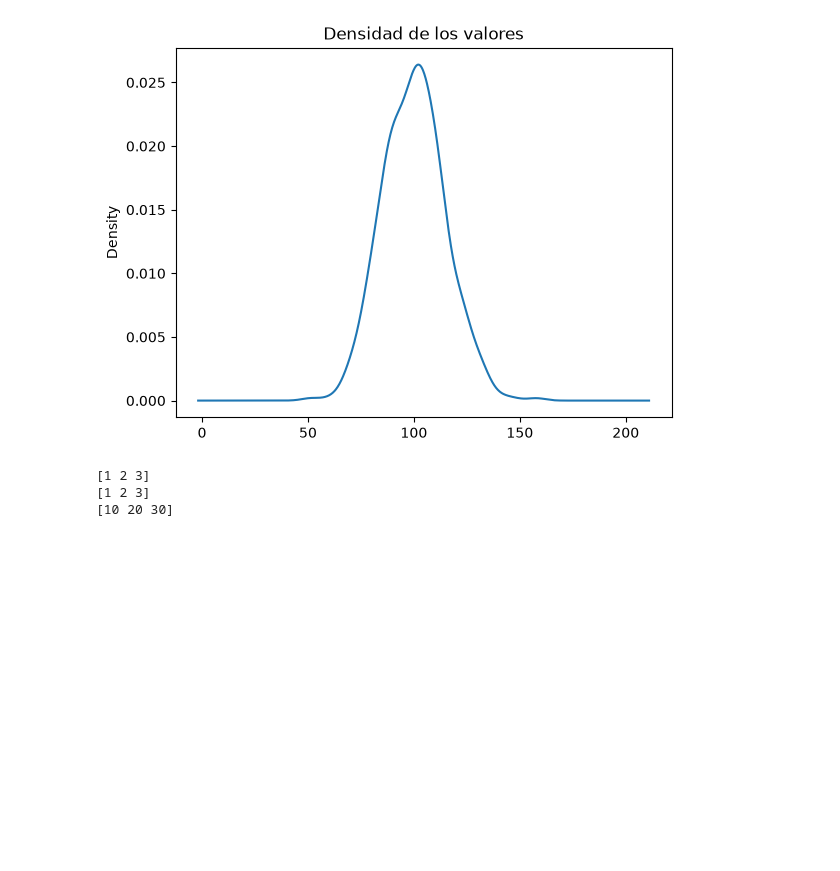
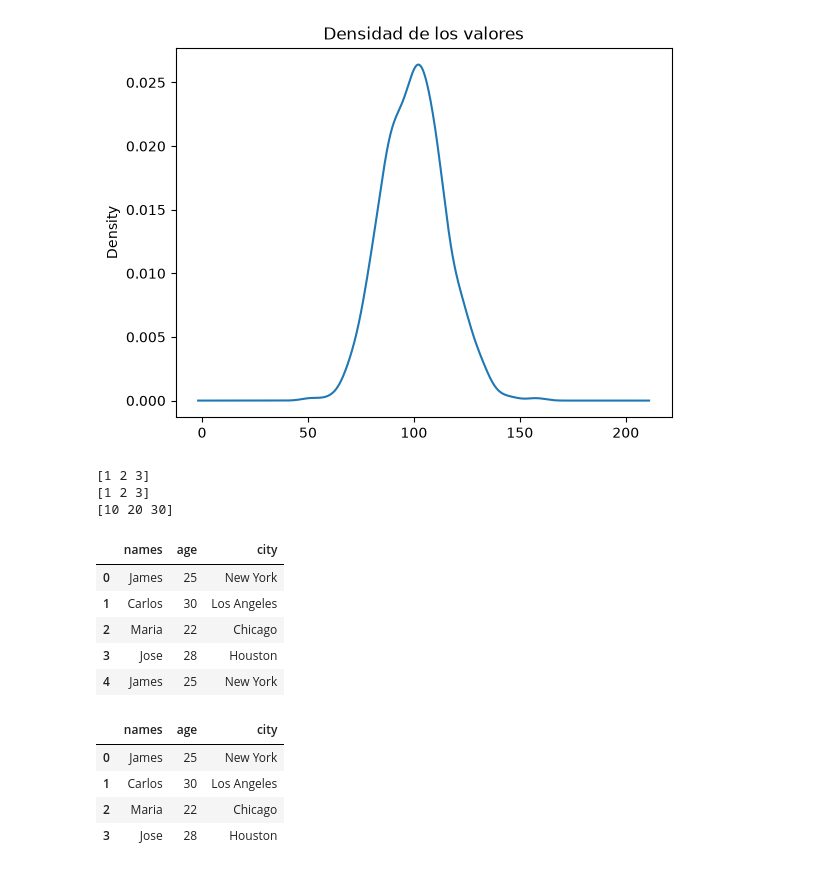
Before and after one commit to andres112/Advanced-Python, a Jupyter notebook: various.ipynb, the cells around one changed output. Drawn from its saved outputs; the diff is of its cells as text; code cells hidden in the pictures; blank space fills up the shorter version.

```diff
--- a/various.ipynb
+++ b/various.ipynb
@@ -314,3 +314,30 @@ df.to_csv(
     columns=["nombre", "edad"],
     index=False
 )
+# %%
+datasource = {
+  "names": ["James", "Carlos", "Maria", "Jose", "James"],
+  "age": [25, 30, 22, 28, 25],
+  "city": ["New York", "Los Angeles", "Chicago", "Houston", "New York"]
+}
+
+import pandas as pd
+
+df = pd.DataFrame(datasource)
+
+display(df)
+
+df.drop_duplicates(inplace=True)
+display(df)
+# %% [output]
+|  | names | age | city |
+| 0 | James | 25 | New York |
+| 1 | Carlos | 30 | Los Angeles |
+| 2 | Maria | 22 | Chicago |
+| 3 | Jose | 28 | Houston |
+| 4 | James | 25 | New York |
+|  | names | age | city |
+| 0 | James | 25 | New York |
+| 1 | Carlos | 30 | Los Angeles |
+| 2 | Maria | 22 | Chicago |
+| 3 | Jose | 28 | Houston |
```
Also changed, not shown: parts of 2 cells of this notebook.
